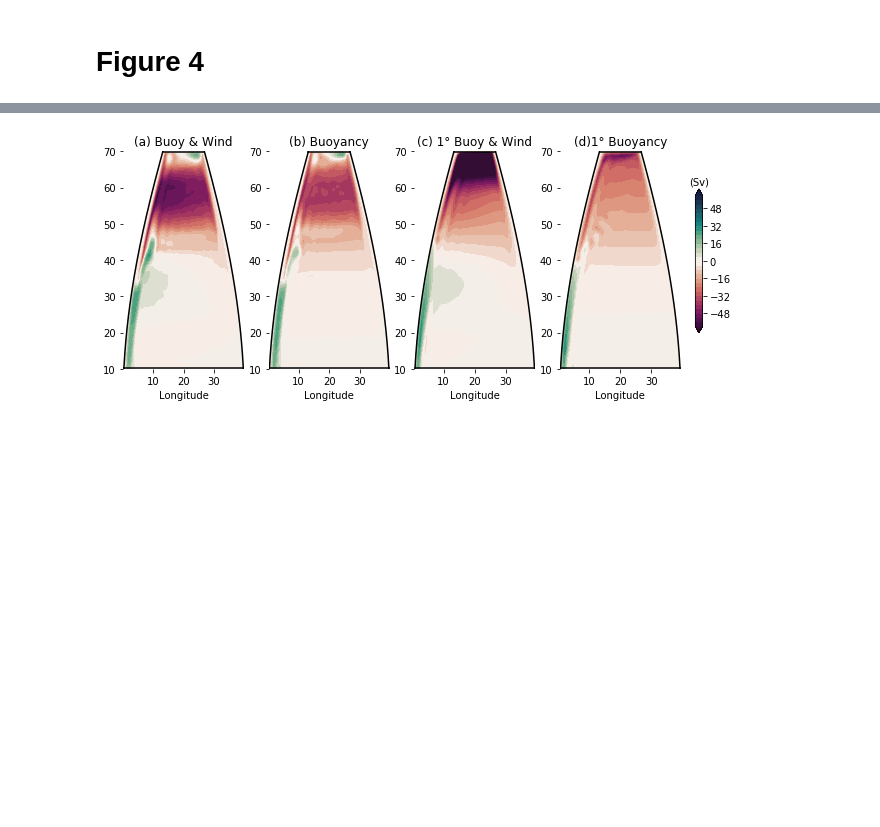
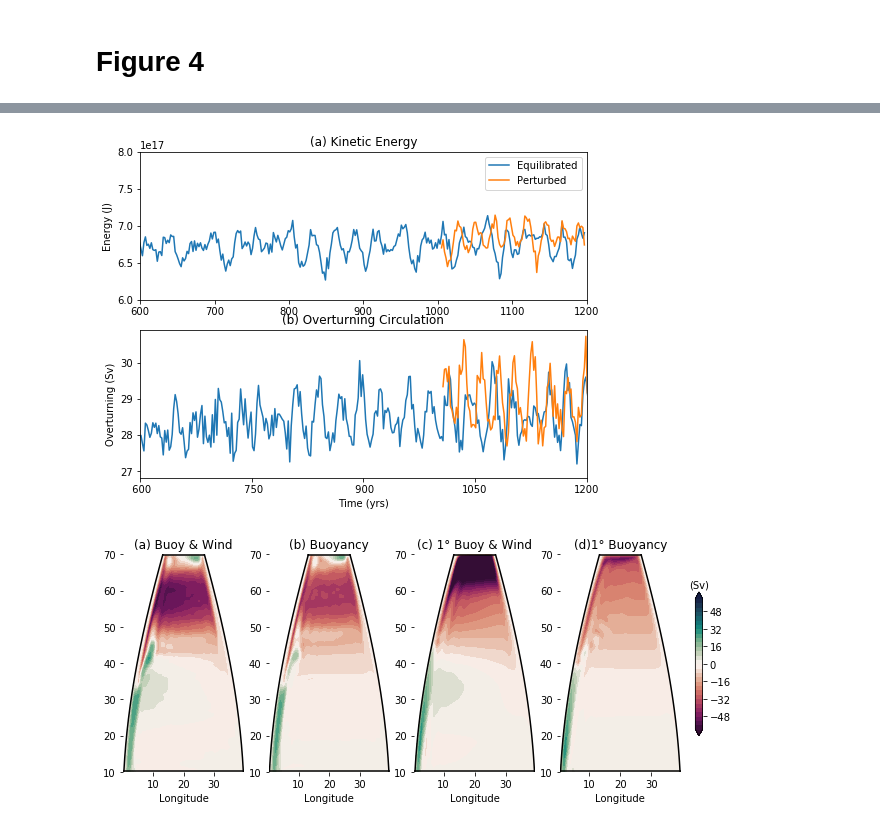
Before and after one commit to AndyHoggANU/tub-north, a Jupyter notebook: PaperFigures.ipynb, the cells around one changed output, grey strips where cells are left out. Saved outputs shown, nothing was run; the diff lists cells and outputs as text; code cells hidden in the pictures; blank space fills up the shorter version.

```diff
--- a/PaperFigures.ipynb
+++ b/PaperFigures.ipynb
@@ -461,3 +444,52 @@ plt.savefig('Figure4.png')
+# %%
+plt.figure(figsize=(8,6))
+PertCheck = ['tx00-fc02','tx00-fc02-pert']
+
+
+ax=plt.subplot(211)
+expt = exptdict['tx00-fc02']['expt']
+FileName = processed+'../'+expt+'/'+'KE_timeseries.nc'
+KE = xr.open_dataset(FileName).KE
+KE.groupby_bins('Time',np.arange(0,1200,2)).mean().plot(label='Equilibrated')
+
+
+expt = exptdict['tx00-fc02-pert']['expt']
+FileName = processed+'../'+expt+'/'+'KE_timeseries.nc'
+KE = xr.open_dataset(FileName).KE
+KE.groupby_bins('Time',np.arange(0,1200,2)).mean().plot(label='Perturbed')
+
+ax.set_xlim([600,1200])
+ax.set_ylim([6e17,8e17])
+ax.set_ylabel('Energy (J)')
+ax.set_xlabel('')
+plt.legend()
+ax.set_title('(a) Kinetic Energy')
+
+
+ax=plt.subplot(212)
+expt = exptdict['tx00-fc02']['expt']
+FileName = processed+expt+'_timeseries.nc'
+psi = xr.open_dataset(FileName).max_residual_streamfunction
+psi.resample(Time='2Y').mean().plot(label='Equilibrated')
+
+
+expt = exptdict['tx00-fc02-pert']['expt']
+FileName = processed+expt+'_timeseries.nc'
+psi = xr.open_dataset(FileName).max_residual_streamfunction
+psi.resample(Time='2Y').mean().plot(label='Perturbed')
+
+
+ax.set_xlim([cftime.DatetimeJulian(600,1,1),cftime.DatetimeJulian(1200,1,1)])
+ax.set_title('(b) Overturning Circulation')
+ax.set_ylabel('Overturning (Sv)')
+ax.set_xlabel('Time (yrs)')
+
+
+
+plt.savefig('FigureS1.png')
+plt.savefig('FigureS1.pdf')
+# %% [output]
+[figure, added]
 # %%
 fig, ax = plt.subplots(1,4,figsize=(10,4))
 vlev = np.linspace(-60,60,31)
```
Also changed, not shown: parts of 8 cells of this notebook.
